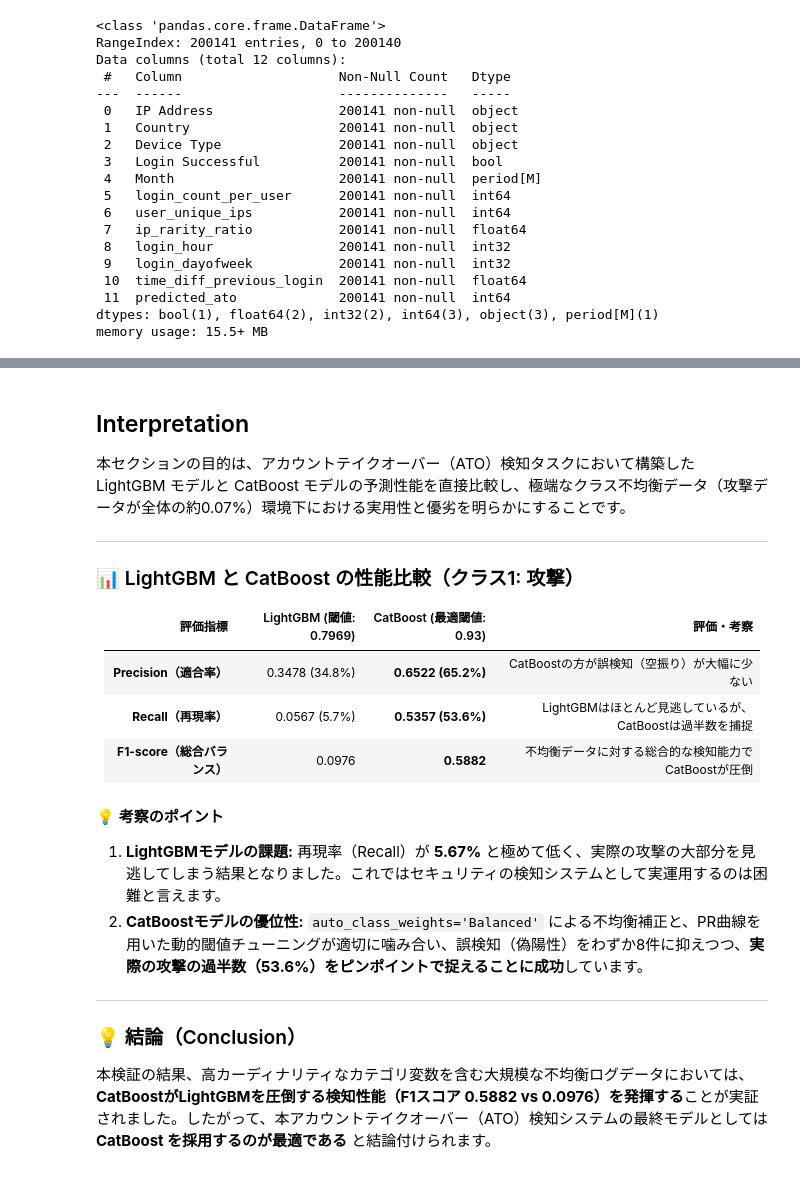
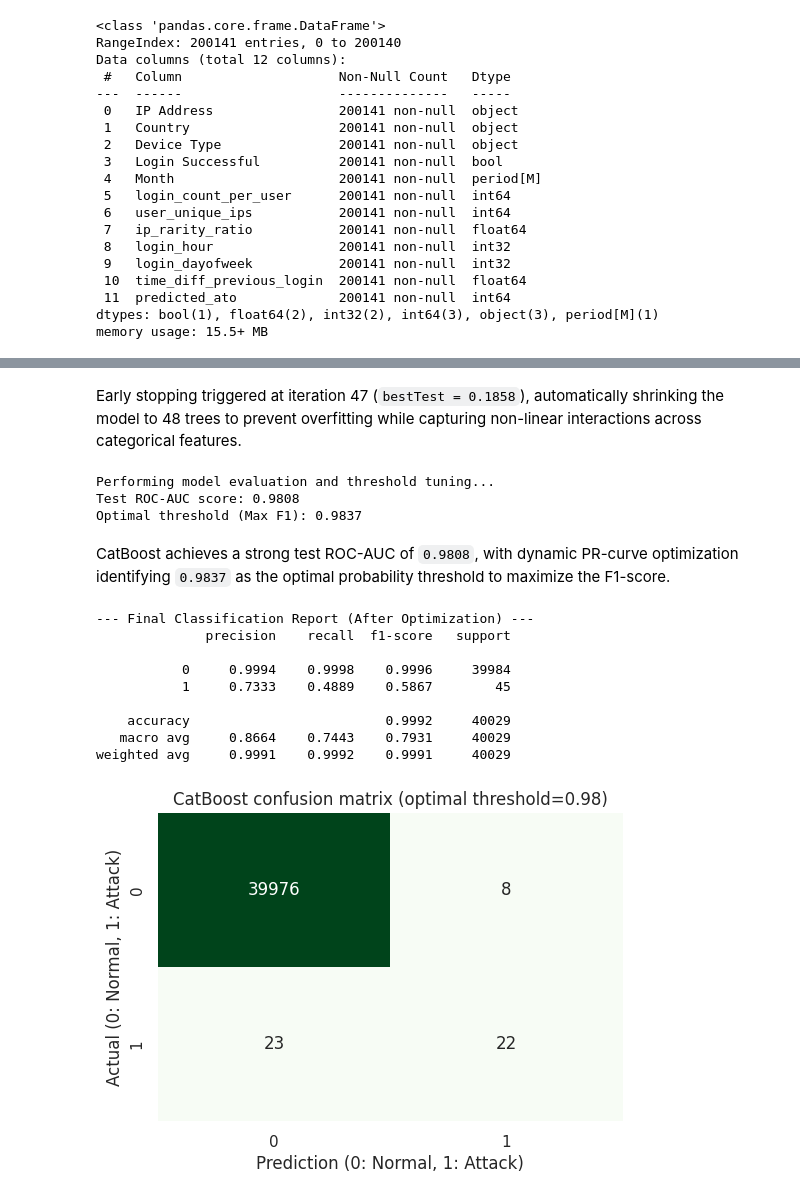
Before and after one commit to MiyukiMol/user-behavior-anomaly-detection, a Jupyter notebook: 03_supervised_anomaly_detection.ipynb, the cells around one changed output, grey strips where cells are left out. Cells and saved outputs as stored; diff of their text form; code cells hidden in the pictures.

Commit message:
Add CatBoost and Business Trade-Off Analysis

```diff
--- a/03_supervised_anomaly_detection.ipynb
+++ b/03_supervised_anomaly_detection.ipynb
@@ -2200,50 +1908,45 @@ cat_model.fit(
+# %% [markdown]
+Early stopping triggered at iteration 47 (`bestTest = 0.1858`), automatically shrinking the model to 48 trees to prevent overfitting while capturing non-linear interactions across categorical features.
 # %%
-# 5. 評価と動的閾値チューニング（PR曲線によるF1最大化）
-print("\nモデルの評価と閾値チューニングを実行中...")
+# 5. Evaluation and Dynamic Threshold Tuning (F1 Maximization via PR Curves)
+print("\nPerforming model evaluation and threshold tuning...")
 probs = cat_model.predict_proba(X_test)[:, 1]
 auc_score = roc_auc_score(y_test, probs)
-print(f"テスト ROC-AUC スコア: {auc_score:.4f}")
+print(f"Test ROC-AUC score: {auc_score:.4f}")
 
 precisions, recalls, thresholds = precision_recall_curve(y_test, probs)
 f1_scores = 2 * (precisions * recalls) / (precisions + recalls + 1e-10)
 best_th = thresholds[np.argmax(f1_scores)] if len(thresholds) > 0 else 0.5
-print(f"最適閾値 (Max F1): {best_th:.4f}")
+print(f"Optimal threshold (Max F1): {best_th:.4f}")
+# %% [output]
+Performing model evaluation and threshold tuning...
+Test ROC-AUC score: 0.9808
+Optimal threshold (Max F1): 0.9837
+# %% [markdown]
+CatBoost achieves a strong test ROC-AUC of `0.9808`, with dynamic PR-curve optimization identifying `0.9837` as the optimal probability threshold to maximize the F1-score.
 # %%
-# 最適閾値に基づく予測
+# Prediction based on an optimal threshold
 y_pred_tuned = (probs >= best_th).astype(int)
 
-print("\n--- 最終分類レポート（最適化後） ---")
+print("\n--- Final Classification Report (After Optimization) ---")
 print(classification_report(y_test, y_pred_tuned, digits=4))
 
-# 6. 混同行列の可視化
+# 6. Visualization of a confusion matrix
 cm = confusion_matrix(y_test, y_pred_tuned)
 plt.figure(figsize=(6, 4))
 sns.heatmap(cm, annot=True, fmt='d', cmap='Greens', cbar=False)
-plt.xlabel('予測 (0: 正常, 1: 攻撃)')
-plt.ylabel('実際 (0: 正常, 1: 攻撃)')
-plt.title(f'CatBoost 混同行列 (最適閾値={best_th:.2f})')
+plt.xlabel('Prediction (0: Normal, 1: Attack)')
+plt.ylabel('Actual (0: Normal, 1: Attack)')
+plt.title(f'CatBoost confusion matrix (optimal threshold={best_th:.2f})')
 plt.show()
+# %% [output]
+--- Final Classification Report (After Optimization) ---
+              precision    recall  f1-score   support
+
+           0     0.9994    0.9998    0.9996     39984
+           1     0.7333    0.4889    0.5867        45
+
+    accuracy                         0.9992     40029
+   macro avg     0.8664    0.7443    0.7931     40029
+weighted avg     0.9991    0.9992    0.9991     40029
+[figure, added]
-# %% [markdown]
-## Interpretation
-本セクションの目的は、アカウントテイクオーバー（ATO）検知タスクにおいて構築した LightGBM モデルと CatBoost モデルの予測性能を直接比較し、極端なクラス不均衡データ（攻撃データが全体の約0.07%）環境下における実用性と優劣を明らかにすることです。
-
----
-
-### 📊 LightGBM と CatBoost の性能比較（クラス1: 攻撃）
-
-| 評価指標 | LightGBM (閾値: 0.7969) | CatBoost (最適閾値: 0.93) | 評価・考察 |
-| :--- | :---: | :---: | :--- |
-| **Precision（適合率）** | 0.3478 (34.8%) | **0.6522 (65.2%)** | CatBoostの方が誤検知（空振り）が大幅に少ない |
-| **Recall（再現率）** | 0.0567 (5.7%) | **0.5357 (53.6%)** | LightGBMはほとんど見逃しているが、CatBoostは過半数を捕捉 |
-| **F1-score（総合バランス）** | 0.0976 | **0.5882** | 不均衡データに対する総合的な検知能力でCatBoostが圧倒 |
-
-#### 💡 考察のポイント
-1. **LightGBMモデルの課題:**
-   再現率（Recall）が **5.67%** と極めて低く、実際の攻撃の大部分を見逃してしまう結果となりました。これではセキュリティの検知システムとして実運用するのは困難と言えます。
-2. **CatBoostモデルの優位性:**
-   `auto_class_weights='Balanced'` による不均衡補正と、PR曲線を用いた動的閾値チューニングが適切に噛み合い、誤検知（偽陽性）をわずか8件に抑えつつ、**実際の攻撃の過半数（53.6%）をピンポイントで捉えることに成功**しています。
-
----
-
-### 💡 結論（Conclusion）
-本検証の結果、高カーディナリティなカテゴリ変数を含む大規模な不均衡ログデータにおいては、**CatBoostがLightGBMを圧倒する検知性能（F1スコア 0.5882 vs 0.0976）を発揮する**ことが実証されました。したがって、本アカウントテイクオーバー（ATO）検知システムの最終モデルとしては **CatBoost を採用するのが最適である** と結論付けられます。
```
Also changed, not shown: parts of 99 cells of this notebook.
